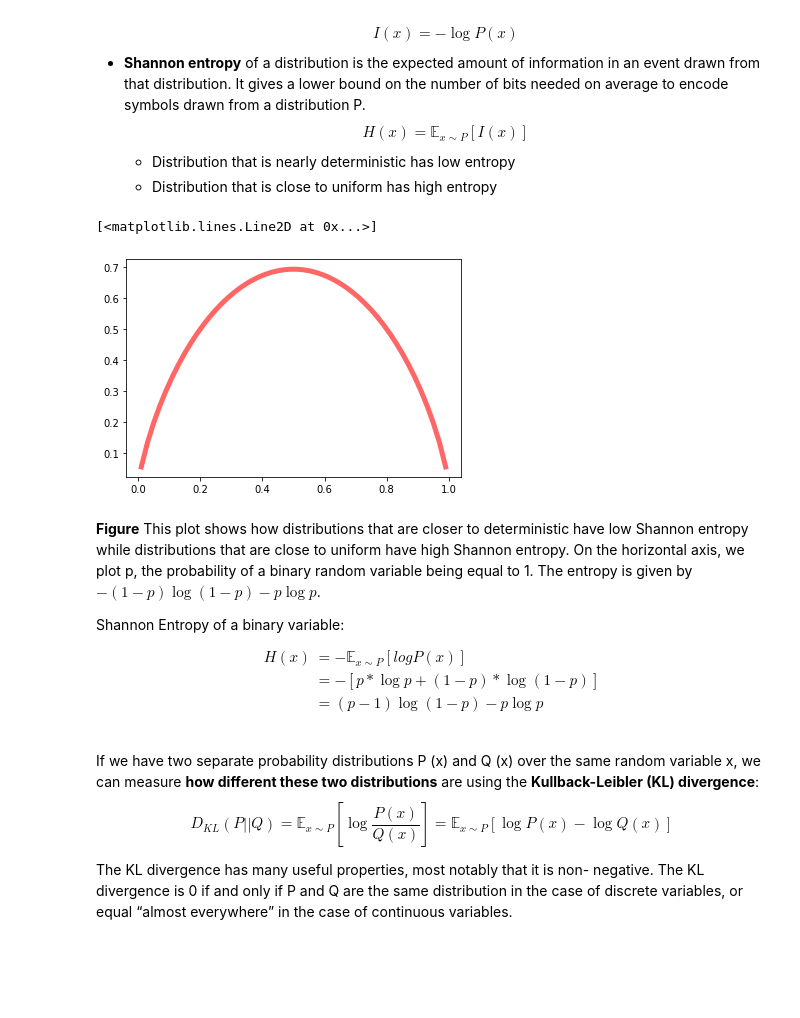
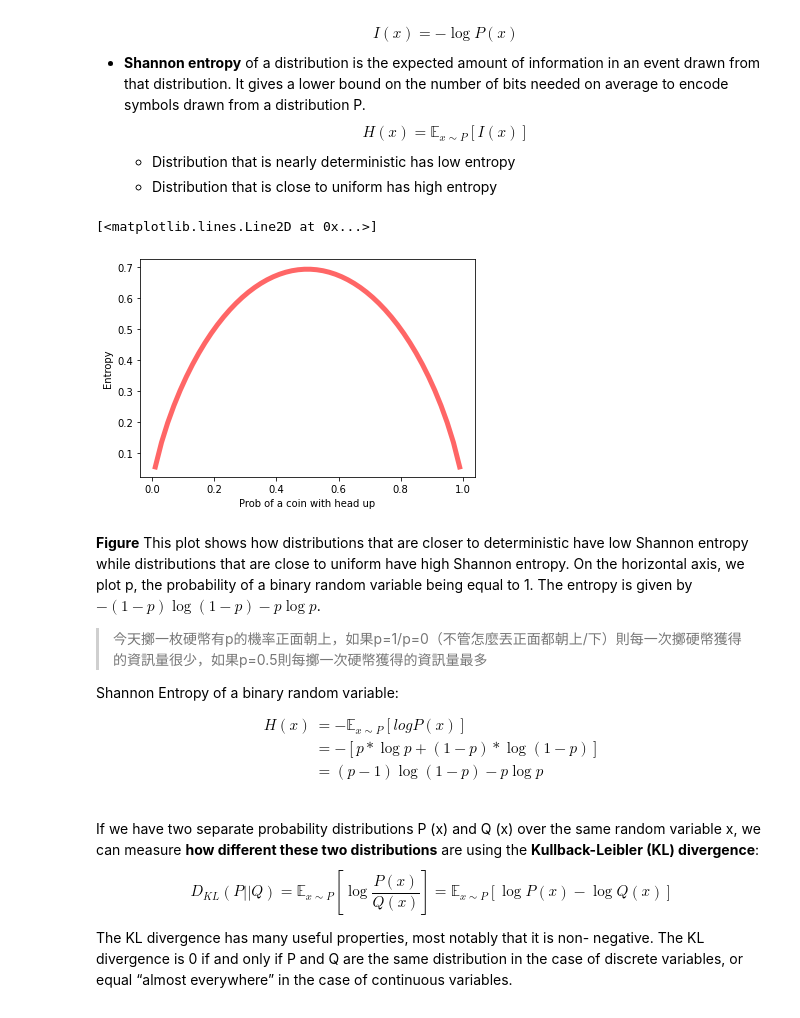
Before and after one commit to WeiCheng14159/DeepLearningBookNoteDev, a Jupyter notebook: Chap 3 Probability and Information Theory/Probability and Information Theory.ipynb, the cells around one changed output. Saved outputs shown, nothing was run; the diff lists cells and outputs as text; code cells hidden in the pictures; blank space fills up the shorter version.

Commit message:
fix-Chap 3 entropy

```diff
--- a/Chap 3 Probability and Information Theory/Probability and Information Theory.ipynb
+++ b/Chap 3 Probability and Information Theory/Probability and Information Theory.ipynb
@@ -210,19 +208,22 @@ ax.plot(x, relu(x), 'b-', lw=2, alpha=0.6, label='relu')
 # %%
 def entropy(p):
     return (p-1)*np.log(1-p)-p*np.log(p)
 
 fig, ax = plt.subplots(1, 1)
 x = np.linspace(0.01, 0.99, 50)
-ax.set_xlabel('')
+ax.set_xlabel('Prob of a coin with head up')
+ax.set_ylabel('Entropy')
 ax.plot(x, entropy(x), 'r-', lw=5, alpha=0.6, label='entropy')
 # %% [output]
 [<matplotlib.lines.Line2D at 0x...>]
-[figure, old version]
+[figure, new version]
 # %% [markdown]
 __Figure__ This plot shows how distributions that are closer to deterministic have low Shannon entropy while distributions that are close to uniform have high Shannon entropy. On the horizontal axis, we plot p, the probability of a binary random variable being equal
 to 1. The entropy is given by $-(1 − p) \log(1 − p) − p \log p$.
 
-Shannon Entropy of a binary variable:
+> 今天擲一枚硬幣有p的機率正面朝上，如果p=1/p=0（不管怎麼丟正面都朝上/下）則每一次擲硬幣獲得的資訊量很少，如果p=0.5則每擲一次硬幣獲得的資訊量最多
+
+Shannon Entropy of a binary random variable:
 
 \begin{align}
     H(x) &= -\mathbb{E}_{x \sim P}[log P(x)] \\
```
Also changed, not shown: parts of 1 cell of this notebook.
